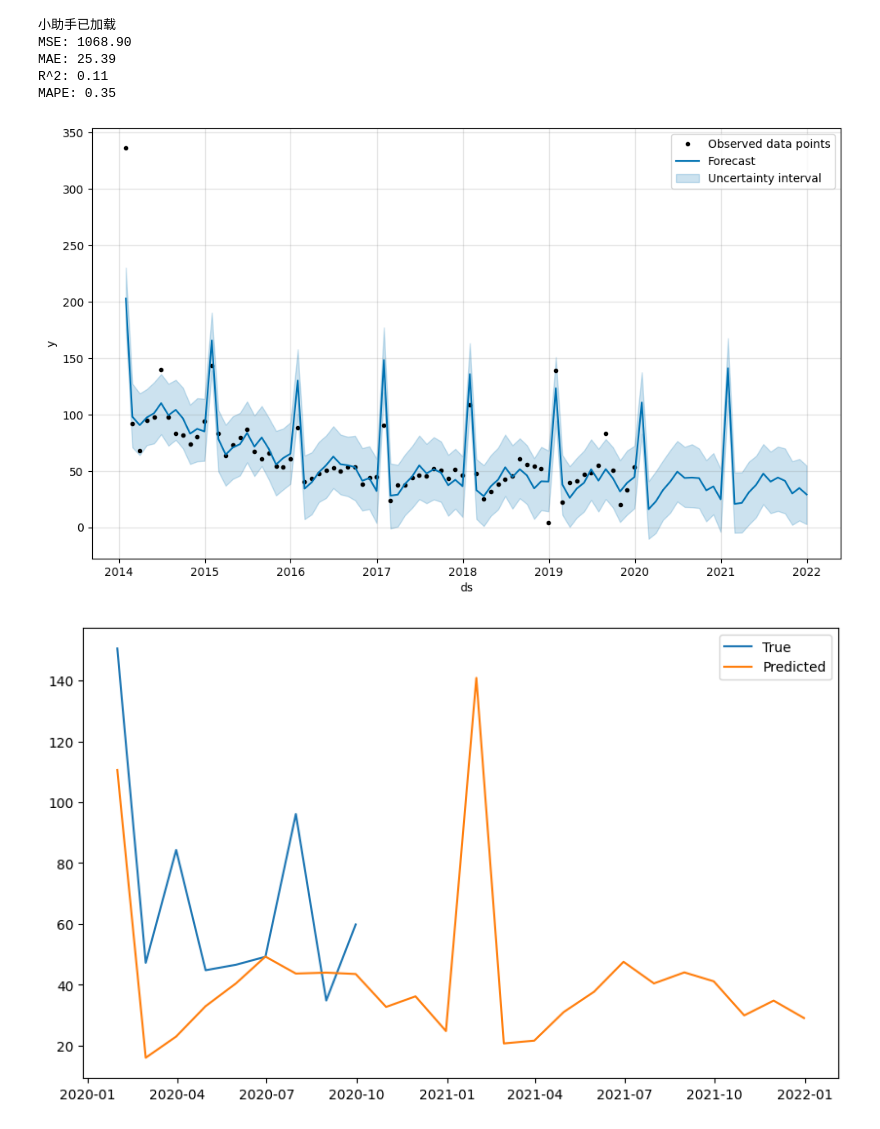
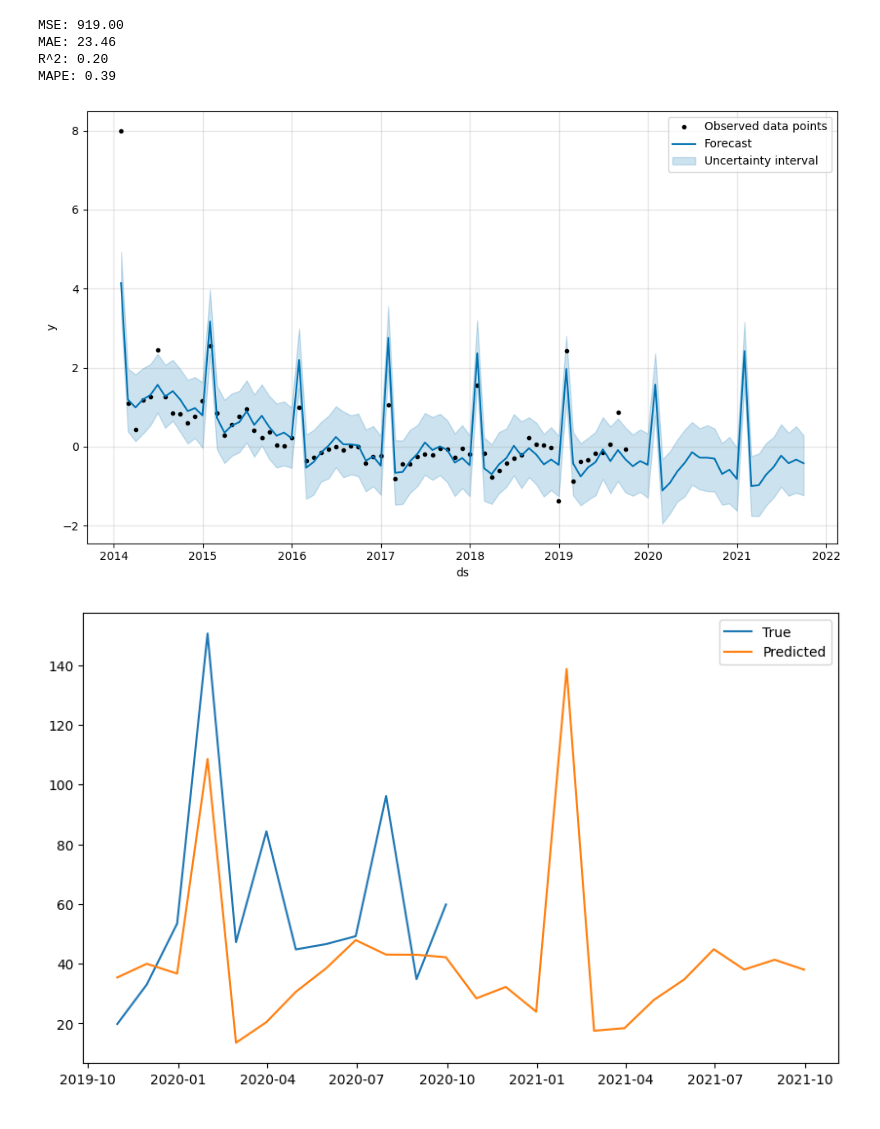
Before and after one commit to hh66911/2024-dingding-A, a Jupyter notebook: prophet_model.ipynb, the cells around one changed output. Cells and saved outputs as stored; diff of their text form; code cells hidden in the pictures.

```diff
--- a/prophet_model.ipynb
+++ b/prophet_model.ipynb
@@ -11,2 +6,2 @@ from matplotlib import pyplot as plt
 # %%
-series = model_predict.read_data_series(scale=False)
+series, scaler = model_predict.read_data_series(scale=True, filter_early=True)
@@ -17,3 +8,6 @@ series_test = series[seperator_date:]
+# %%
+series_train = series[:-12]
+series_test = series[-12:]
 # %%
 df = pd.DataFrame({'ds': series_train.index, 'y': series_train.values})
 model = Prophet()
@@ -24,12 +18,10 @@ model.fit(df)
 <prophet.forecaster.Prophet at 0x...>
 # %%
-reload(model_predict)
-model_predict.predict_to_future_prophet(model, series)
+model_predict.predict_to_future_prophet(model, series, scaler)
 # %% [output]
-小助手已加载
-MSE: 1068.90
-MAE: 25.39
-R^2: 0.11
-MAPE: 0.35
+MSE: 919.00
+MAE: 23.46
+R^2: 0.20
+MAPE: 0.39
-[figure, old version]
+[figure, new version]
-[figure, old version]
+[figure, new version]
```
Also changed, not shown: parts of 3 cells of this notebook, 4 other files.
